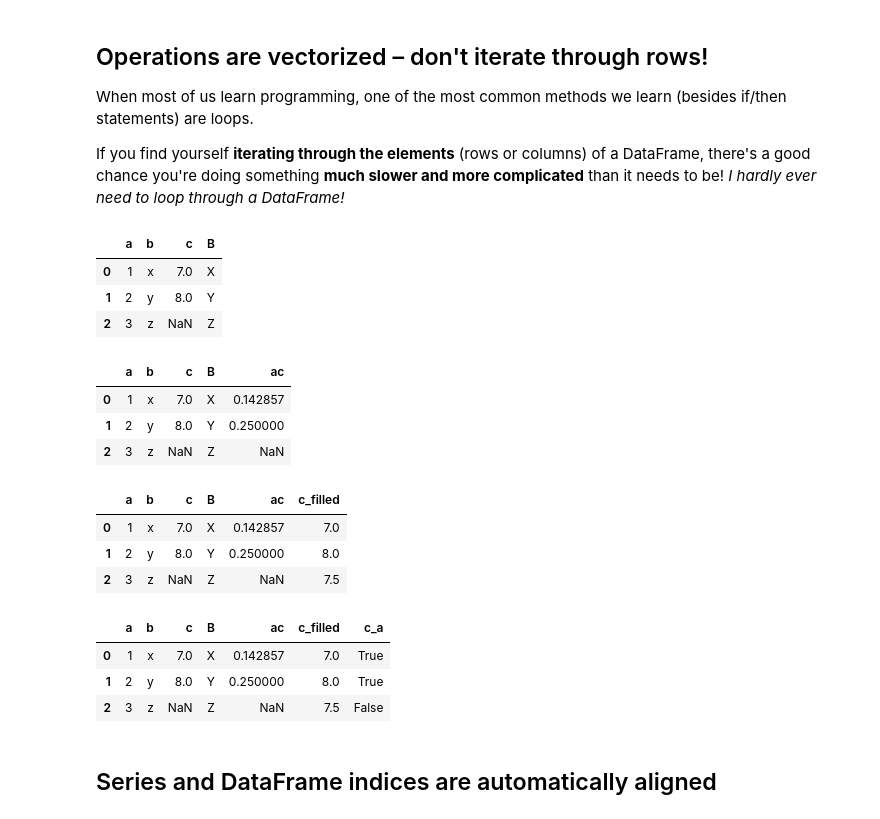
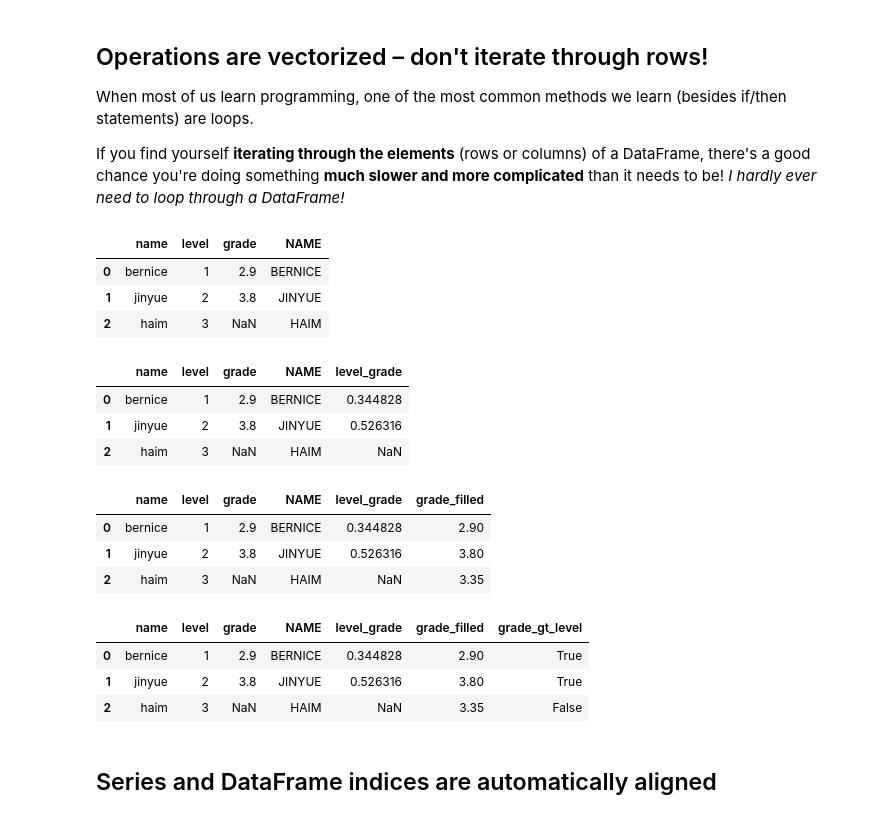
Before and after one commit to emonson/pandas-jupyterlab, a Jupyter notebook: DataStructures.ipynb, the cells around one changed output. Cells and saved outputs as stored; diff of their text form; code cells hidden in the pictures.

Commit message:
added list of dictionaries and more human column names to data structures example

```diff
--- a/DataStructures.ipynb
+++ b/DataStructures.ipynb
@@ -154,8 +154,8 @@ To store columns of mixed types of data, like our typical spreadsheets, what wou
 - dictionary key is the column name
 - value is a list or array holding our rows of values, including Nulls or NaNs
 # %%
-dict_of_arrays = {'a':np.array([1,2,3]),
-                  'b':np.array(['x','y','z']),
-                  'c':np.array([7,8,np.nan])}
+dict_of_arrays = {'name':np.array(['bernice','jinyue','haim']),
+                  'level':np.array([1,2,3]),
+                  'grade':np.array([2.9,3.8,np.nan])}
 dict_of_arrays
 # %% [output]
@@ -292,37 +337,37 @@ When most of us learn programming, one of the most common methods we learn (besi
 
 If you find yourself **iterating through the elements** (rows or columns) of a DataFrame, there's a good chance you're doing something **much slower and more complicated** than it needs to be! *I hardly ever need to loop through a DataFrame!*
 # %%
-df['B'] = df['b'].str.upper()
+df['NAME'] = df['name'].str.upper()
 df
 # %% [output]
-|  | a | b | c | B |
-| 0 | 1 | x | 7.0 | X |
-| 1 | 2 | y | 8.0 | Y |
-| 2 | 3 | z | NaN | Z |
+|  | name | level | grade | NAME |
+| 0 | bernice | 1 | 2.9 | BERNICE |
+| 1 | jinyue | 2 | 3.8 | JINYUE |
+| 2 | haim | 3 | NaN | HAIM |
 # %%
-df['ac'] = df['a']/df['c']
+df['level_grade'] = df['level']/df['grade']
 df
 # %% [output]
-|  | a | b | c | B | ac |
-| 0 | 1 | x | 7.0 | X | 0.142857 |
-| 1 | 2 | y | 8.0 | Y | 0.250000 |
-| 2 | 3 | z | NaN | Z | NaN |
+|  | name | level | grade | NAME | level_grade |
+| 0 | bernice | 1 | 2.9 | BERNICE | 0.344828 |
+| 1 | jinyue | 2 | 3.8 | JINYUE | 0.526316 |
+| 2 | haim | 3 | NaN | HAIM | NaN |
 # %%
-df['c_filled'] = df['c'].fillna(df['c'].mean())
+df['grade_filled'] = df['grade'].fillna(df['grade'].mean())
 df
 # %% [output]
-|  | a | b | c | B | ac | c_filled |
-| 0 | 1 | x | 7.0 | X | 0.142857 | 7.0 |
-| 1 | 2 | y | 8.0 | Y | 0.250000 | 8.0 |
-| 2 | 3 | z | NaN | Z | NaN | 7.5 |
+|  | name | level | grade | NAME | level_grade | grade_filled |
+| 0 | bernice | 1 | 2.9 | BERNICE | 0.344828 | 2.90 |
+| 1 | jinyue | 2 | 3.8 | JINYUE | 0.526316 | 3.80 |
+| 2 | haim | 3 | NaN | HAIM | NaN | 3.35 |
 # %%
-df['c_a'] = df['c'] > df['a']
+df['grade_gt_level'] = df['grade'] > df['level']
 df
 # %% [output]
-|  | a | b | c | B | ac | c_filled | c_a |
-| 0 | 1 | x | 7.0 | X | 0.142857 | 7.0 | True |
-| 1 | 2 | y | 8.0 | Y | 0.250000 | 8.0 | True |
-| 2 | 3 | z | NaN | Z | NaN | 7.5 | False |
+|  | name | level | grade | NAME | level_grade | grade_filled | grade_gt_level |
+| 0 | bernice | 1 | 2.9 | BERNICE | 0.344828 | 2.90 | True |
+| 1 | jinyue | 2 | 3.8 | JINYUE | 0.526316 | 3.80 | True |
+| 2 | haim | 3 | NaN | HAIM | NaN | 3.35 | False |
 # %% [markdown]
 ## Series and DataFrame indices are automatically aligned
 # %%
```
Also changed, not shown: parts of 23 cells of this notebook, 3 other files.
